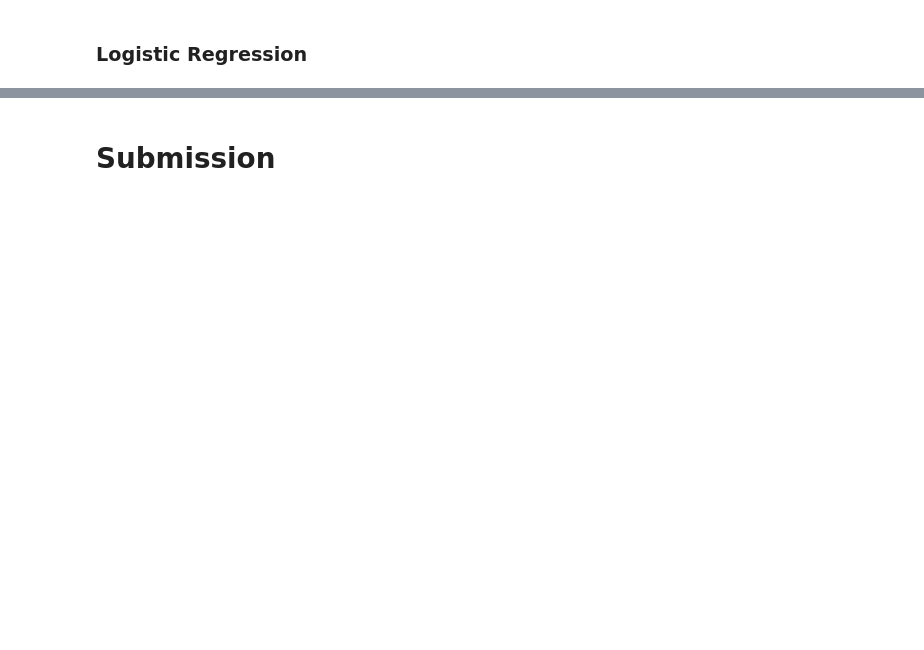
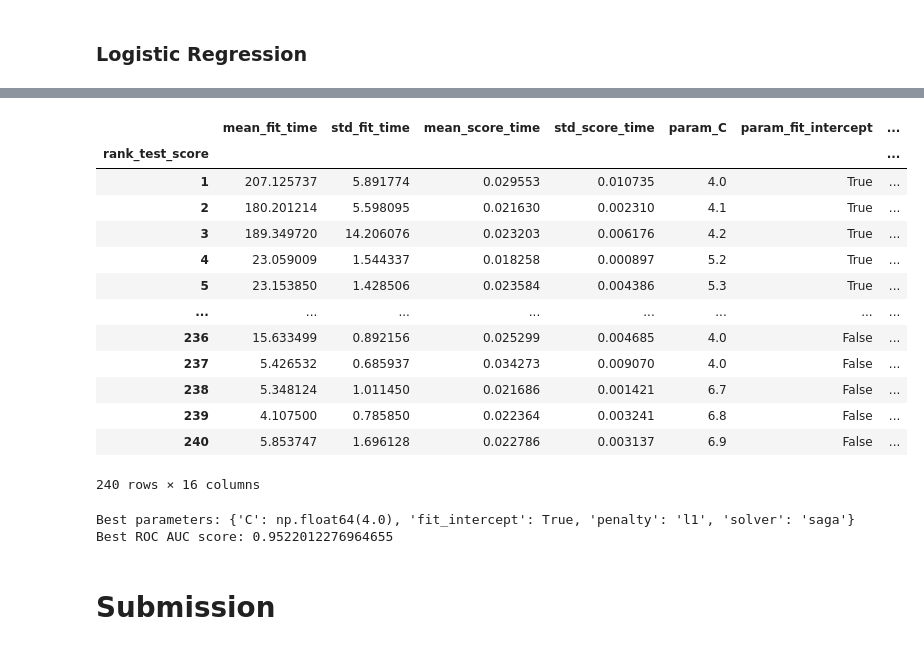
Before and after one commit to marwan995/ML-Project, a Jupyter notebook: project.ipynb, the cells around one changed output, grey strips where cells are left out. Drawn from its saved outputs; the diff is of its cells as text; code cells hidden in the pictures; blank space fills up the shorter version.

```diff
--- a/project.ipynb
+++ b/project.ipynb
@@ -632,0 +634,9 @@ Mean cross-validation score: 0.93018
+# %%
+params = {
+    'C': [ 0.1, 0.5, 1, 5, 10,15,20,25, 50, 100], # l2 saga 5.0
+    #'C':np.arange(4,7,step=0.1),
+    'penalty': ['l1', 'l2'],
+    'solver': ['liblinear', 'saga'],
+    'fit_intercept': [True, False]
+}
+params
@@ -632,0 +648,13 @@ Mean cross-validation score: 0.93018
+# %%
+from sklearn.model_selection import GridSearchCV
+
+model_grid = GridSearchCV(
+    LogisticRegression(random_state=42),
+    param_grid=params,
+    cv=5,
+    n_jobs=-1,
+    verbose=1,
+    scoring="roc_auc"
+)
+# %%
+model_grid.fit(X_combined, y)
@@ -633,3 +671,28 @@ Mean cross-validation score: 0.93018
+# %%
+df_grid = pd.DataFrame(model_grid.cv_results_)
+df_grid.set_index("rank_test_score",inplace=True)
+df_grid.sort_index()
+# %% [output]
+|  | mean_fit_time | std_fit_time | mean_score_time | std_score_time | param_C | param_fit_intercept | ... |
+| rank_test_score |  |  |  |  |  |  | ... |
+| 1 | 207.125737 | 5.891774 | 0.029553 | 0.010735 | 4.0 | True | ... |
+| 2 | 180.201214 | 5.598095 | 0.021630 | 0.002310 | 4.1 | True | ... |
+| 3 | 189.349720 | 14.206076 | 0.023203 | 0.006176 | 4.2 | True | ... |
+| 4 | 23.059009 | 1.544337 | 0.018258 | 0.000897 | 5.2 | True | ... |
+| 5 | 23.153850 | 1.428506 | 0.023584 | 0.004386 | 5.3 | True | ... |
+| ... | ... | ... | ... | ... | ... | ... | ... |
+| 236 | 15.633499 | 0.892156 | 0.025299 | 0.004685 | 4.0 | False | ... |
+| 237 | 5.426532 | 0.685937 | 0.034273 | 0.009070 | 4.0 | False | ... |
+| 238 | 5.348124 | 1.011450 | 0.021686 | 0.001421 | 6.7 | False | ... |
+| 239 | 4.107500 | 0.785850 | 0.022364 | 0.003241 | 6.8 | False | ... |
+| 240 | 5.853747 | 1.696128 | 0.022786 | 0.003137 | 6.9 | False | ... |
+240 rows × 16 columns
+# %%
+print("Best parameters:", model_grid.best_params_)
+print("Best ROC AUC score:", model_grid.best_score_)
+# %% [output]
+Best parameters: {'C': np.float64(4.0), 'fit_intercept': True, 'penalty': 'l1', 'solver': 'saga'}
+Best ROC AUC score: 0.9522012276964655
 # %% [markdown]
 # Submission
 # %%
```
Also changed, not shown: parts of 16 cells of this notebook, 2 other files.
